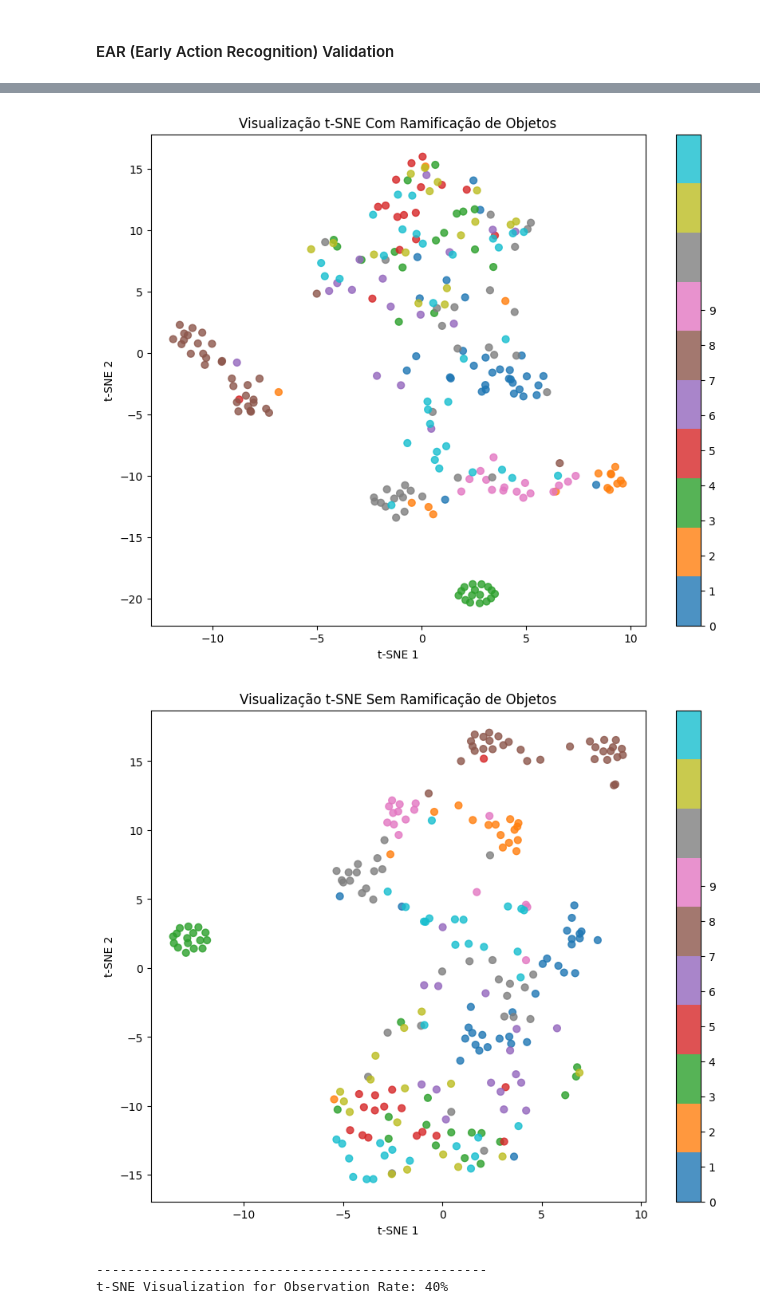
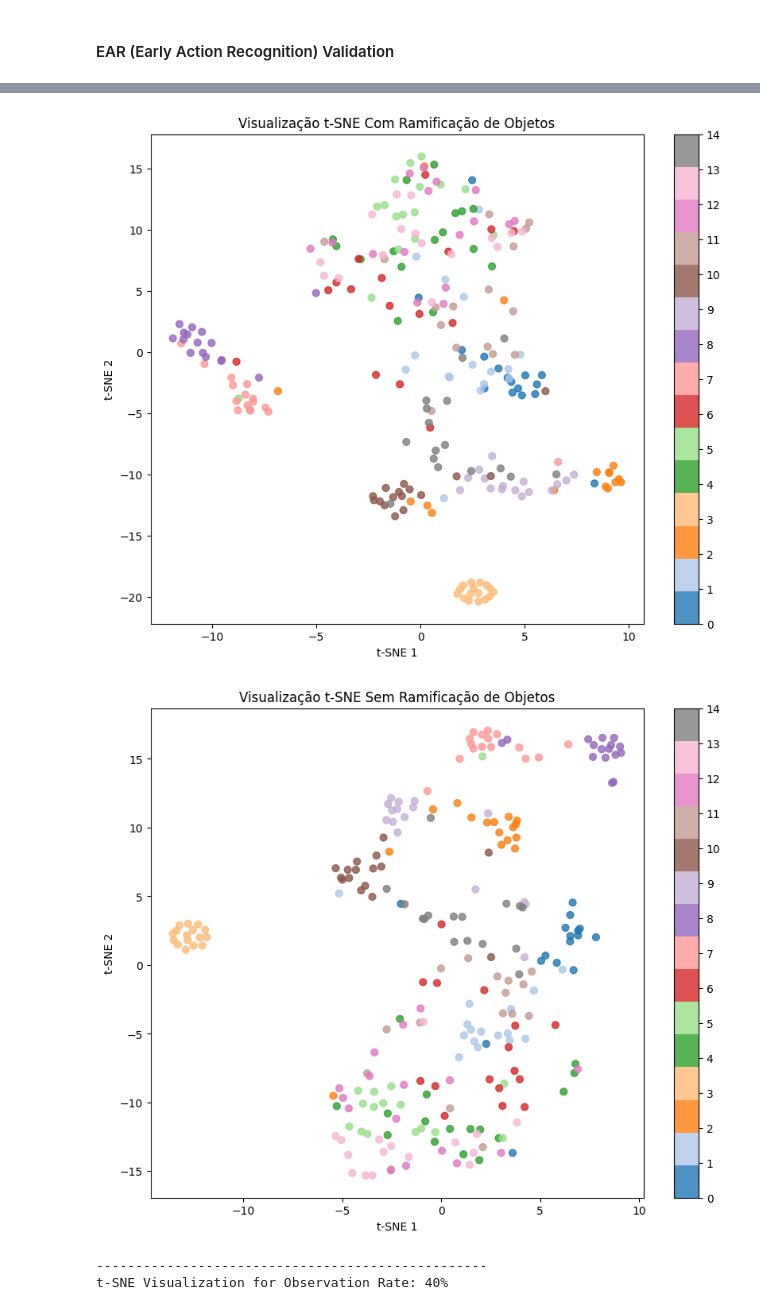
Before and after one commit to GUILN/masters-implementation, a Jupyter notebook: model/notebooks/validation_ntu_rgbd_60.ipynb, the cells around one changed output, grey strips where cells are left out. Saved outputs shown, nothing was run; the diff lists cells and outputs as text; code cells hidden in the pictures.

Commit message:
fix t-SNE visualization

```diff
--- a/model/notebooks/validation_ntu_rgbd_60.ipynb
+++ b/model/notebooks/validation_ntu_rgbd_60.ipynb
@@ -30,16 +30,13 @@ Loading secrets...
 ### Defining Support Methods
 # %%
 import torch
-from sklearn.manifold import TSNE
 import matplotlib.pyplot as plt
 import numpy as np
 from torch.utils.data import DataLoader
 from tqdm import tqdm
-
 from sklearn.manifold import TSNE
-import matplotlib.pyplot as plt
 from mpl_toolkits.mplot3d import Axes3D
-import numpy as np
+from matplotlib.colors import ListedColormap
 
 def visualize_tsne(
     reduced_tsne: np.ndarray,
@@ -51,6 +48,9 @@ def visualize_tsne(
     """
     Plots t-SNE visualization of embeddings in 2D or 3D.
     """
+    # Create custom colormap with exactly num_classes colors
+    tab20_colors = plt.cm.tab20(np.linspace(0, 1, 20))
+    custom_cmap = ListedColormap(tab20_colors[:num_classes])
 
     if n_components == 2:
         # ---- 2D Visualization ----
@@ -59,11 +59,17 @@ def visualize_tsne(
             reduced_tsne[:, 0],
             reduced_tsne[:, 1],
             c=labels,
-            cmap="tab10",
+            cmap=custom_cmap,
             s=40,
-            alpha=0.8
+            alpha=0.8,
+            vmin=0,
+            vmax=num_classes-1
         )
-        plt.colorbar(scatter, ticks=range(num_classes))
+        # Force all class ticks to be shown
+        cbar = plt.colorbar(scatter)
+        cbar.set_ticks(range(num_classes))
+        cbar.set_ticklabels(range(num_classes))
+
         plt.title(title)
         plt.xlabel("t-SNE 1")
         plt.ylabel("t-SNE 2")
@@ -79,12 +85,18 @@ def visualize_tsne(
             reduced_tsne[:, 1],
             reduced_tsne[:, 2],
             c=labels,
-            cmap="tab10",
+            cmap=custom_cmap,
             s=40,
-            alpha=0.85
+            alpha=0.85,
+            vmin=0,
+            vmax=num_classes-1
         )
 
-        fig.colorbar(scatter, ticks=range(num_classes))
+        # Force all class ticks to be shown
+        cbar = fig.colorbar(scatter)
+        cbar.set_ticks(range(num_classes))
+        cbar.set_ticklabels(range(num_classes))
+
         ax.set_title(title)
         ax.set_xlabel("t-SNE 1")
         ax.set_ylabel("t-SNE 2")
@@ -461,14 +473,14 @@ for obs_rate in OBSERVATION_RATE:
     visualize_tsne(
         reduced,
         labels,
-        num_classes=10,
+        num_classes=15,
         n_components=t_sne_components,
         title=CHARTS_LABELS.t_sne_visualization + " " + CHARTS_LABELS.with_object_branch
     )
     visualize_tsne(
         reduced_without_object,
         labels_without_object,
-        num_classes=10,
+        num_classes=15,
         n_components=t_sne_components,
         title=CHARTS_LABELS.t_sne_visualization + " " + CHARTS_LABELS.without_object_branch
     )
@@ -484,6 +496,6 @@ t-SNE Visualization for Observation Rate: 80%
 --------------------------------------------------
 t-SNE Visualization for Observation Rate: 60%
-[figure, old version]
+[figure, new version]
-[figure, old version]
+[figure, new version]
 --------------------------------------------------
 t-SNE Visualization for Observation Rate: 40%
```
Also changed, not shown: parts of 4 cells of this notebook, 1 other file.
